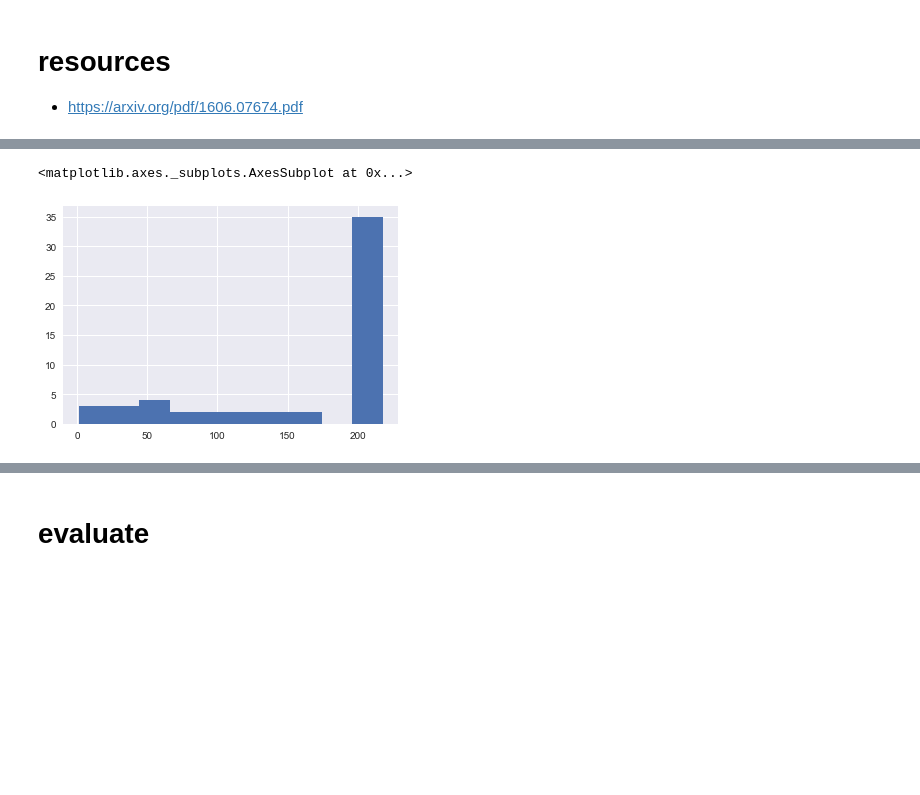
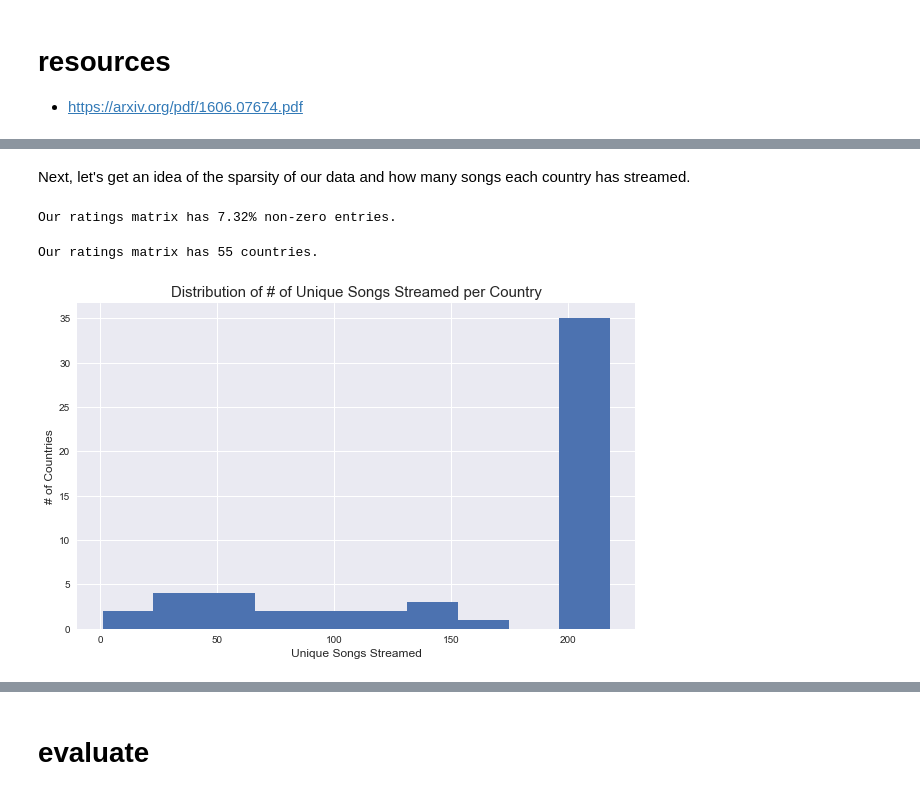
Before and after one commit to cavaunpeu/dotify, a Jupyter notebook: notebooks/neural_implicit_mf.ipynb, the cells around one changed output, grey strips where cells are left out. Drawn from its saved outputs; the diff is of its cells as text; code cells hidden in the pictures; blank space fills up the shorter version.

Commit message:
add data preparation section to notebook

```diff
--- a/notebooks/neural_implicit_mf.ipynb
+++ b/notebooks/neural_implicit_mf.ipynb
@@ -36,6 +36,7 @@ from dotify.resources.countries import countries as countries_lookup
 ENGINE = create_engine(Config.SQLALCHEMY_DATABASE_URI)
 
 %matplotlib inline
+plt.style.use('seaborn')
 # %% [markdown]
 # Abstract
 
@@ -126,7 +125,25 @@ ratings_matrix.R_ui.head()
-# %%
-(ratings_matrix.R_ui > 0).sum(axis=1).hist()
-# %% [output]
-<matplotlib.axes._subplots.AxesSubplot at 0x...>
-[figure, removed]
+# %% [markdown]
+Next, let's get an idea of the sparsity of our data and how many songs each country has streamed.
+# %%
+sparsity = (ratings_matrix.R_ui == 0).mean().mean()
+non_zero_entries_percent = 100*np.round(1 - sparsity, 4)
+
+print('Our ratings matrix has {}% non-zero entries.'.format(non_zero_entries_percent))
+# %% [output]
+Our ratings matrix has 7.32% non-zero entries.
+# %%
+print('Our ratings matrix has {} countries.'.format(ratings_matrix.R_ui.shape[0]))
+# %% [output]
+Our ratings matrix has 55 countries.
+# %%
+plt.figure(figsize=(10, 6))
+
+songs_rated_by_country = (ratings_matrix.R_ui > 0).sum(axis=1)
+plt.hist(songs_rated_by_country)
+plt.title('Distribution of # of Unique Songs Streamed per Country', fontsize=15)
+plt.xlabel('Unique Songs Streamed', fontsize=12)
+_ = plt.ylabel('# of Countries', fontsize=12)
+# %% [output]
+[figure, added]
 # %%
 np.percentile((ratings_matrix.R_ui > 0).sum(axis=1), 25)
```
Also changed, not shown: parts of 27 cells of this notebook.
